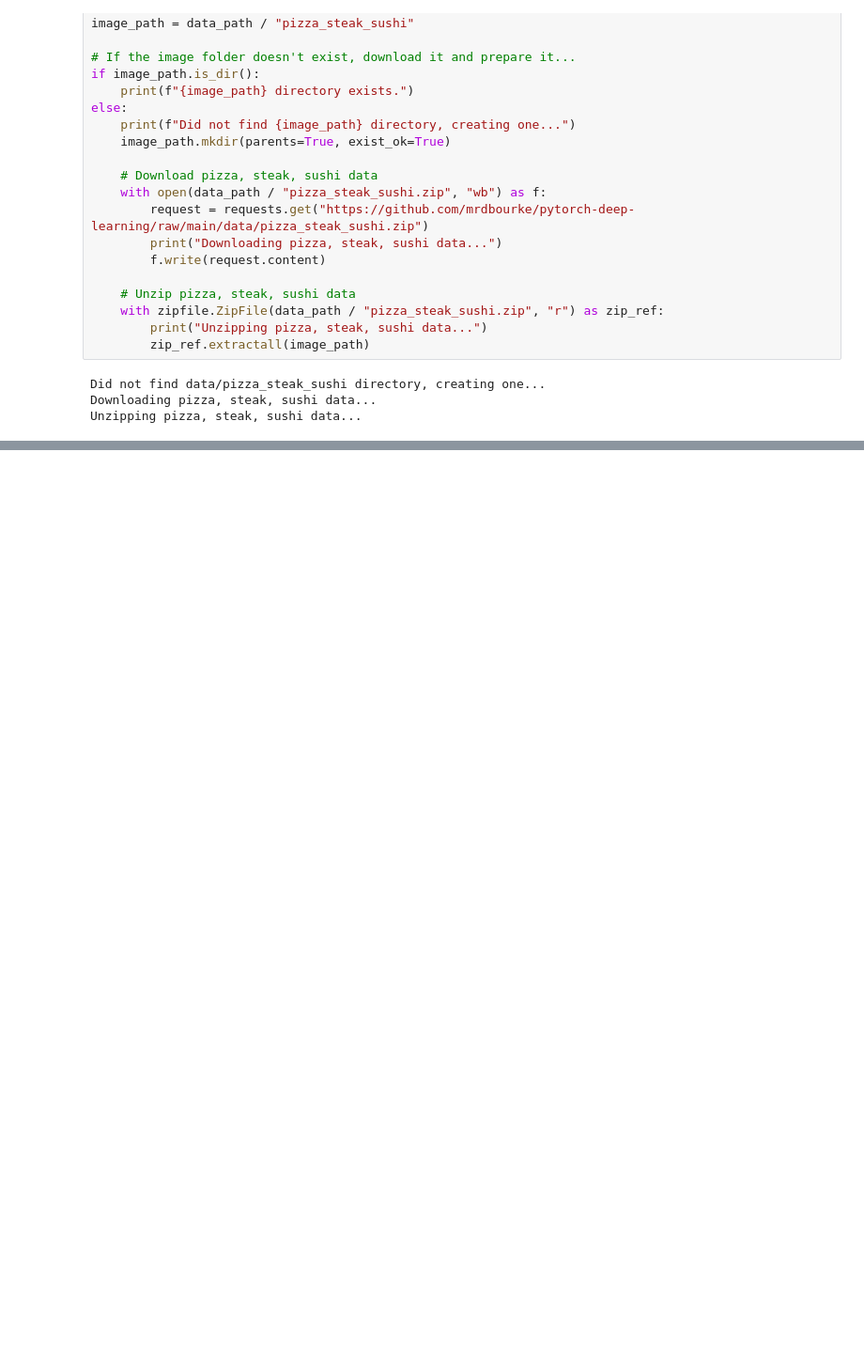
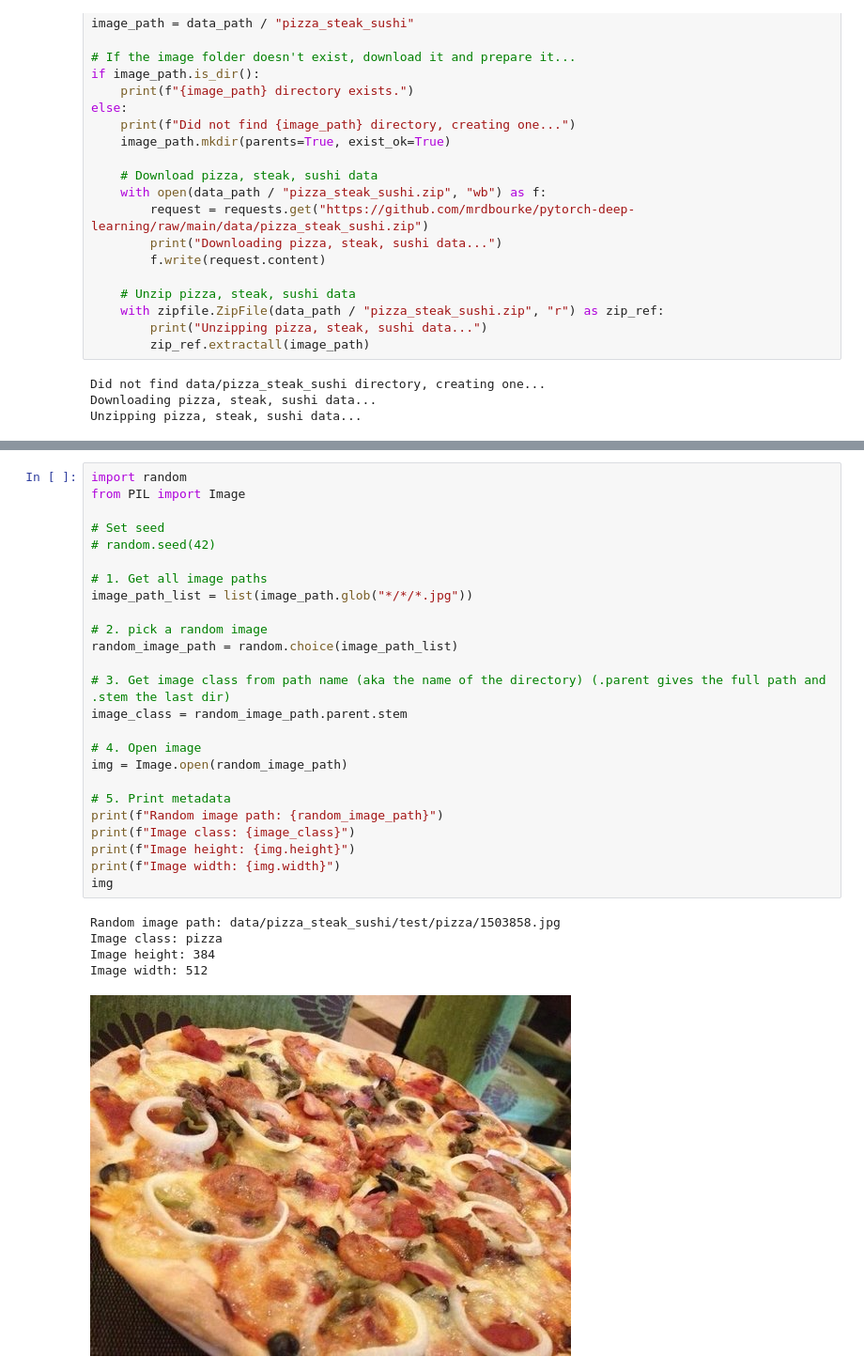
Before and after one commit to nmermigas/PyTorch, a Jupyter notebook: 04_pytorch_custom_datasets.ipynb, the cells around one changed output, grey strips where cells are left out. Shown: that part at 94% size. Cells and saved outputs as stored; diff of their text form; blank space fills up the shorter version.

Commit message:
visualizing image

```diff
--- a/04_pytorch_custom_datasets.ipynb
+++ b/04_pytorch_custom_datasets.ipynb
@@ -84,0 +123,31 @@ PosixPath('/data/pizza_steak_sushi')
+# %%
+import random
+from PIL import Image
+
+# Set seed
+# random.seed(42)
+
+# 1. Get all image paths
+image_path_list = list(image_path.glob("*/*/*.jpg"))
+
+# 2. pick a random image
+random_image_path = random.choice(image_path_list)
+
+# 3. Get image class from path name (aka the name of the directory) (.parent gives the full path and .stem the last dir)
+image_class = random_image_path.parent.stem
+
+# 4. Open image
+img = Image.open(random_image_path)
+
+# 5. Print metadata
+print(f"Random image path: {random_image_path}")
+print(f"Image class: {image_class}")
+print(f"Image height: {img.height}")
+print(f"Image width: {img.width}")
+img
+# %% [output]
+Random image path: data/pizza_steak_sushi/test/pizza/1503858.jpg
+Image class: pizza
+Image height: 384
+Image width: 512
+[figure, added]
```
Also changed, not shown: parts of 8 cells of this notebook.
